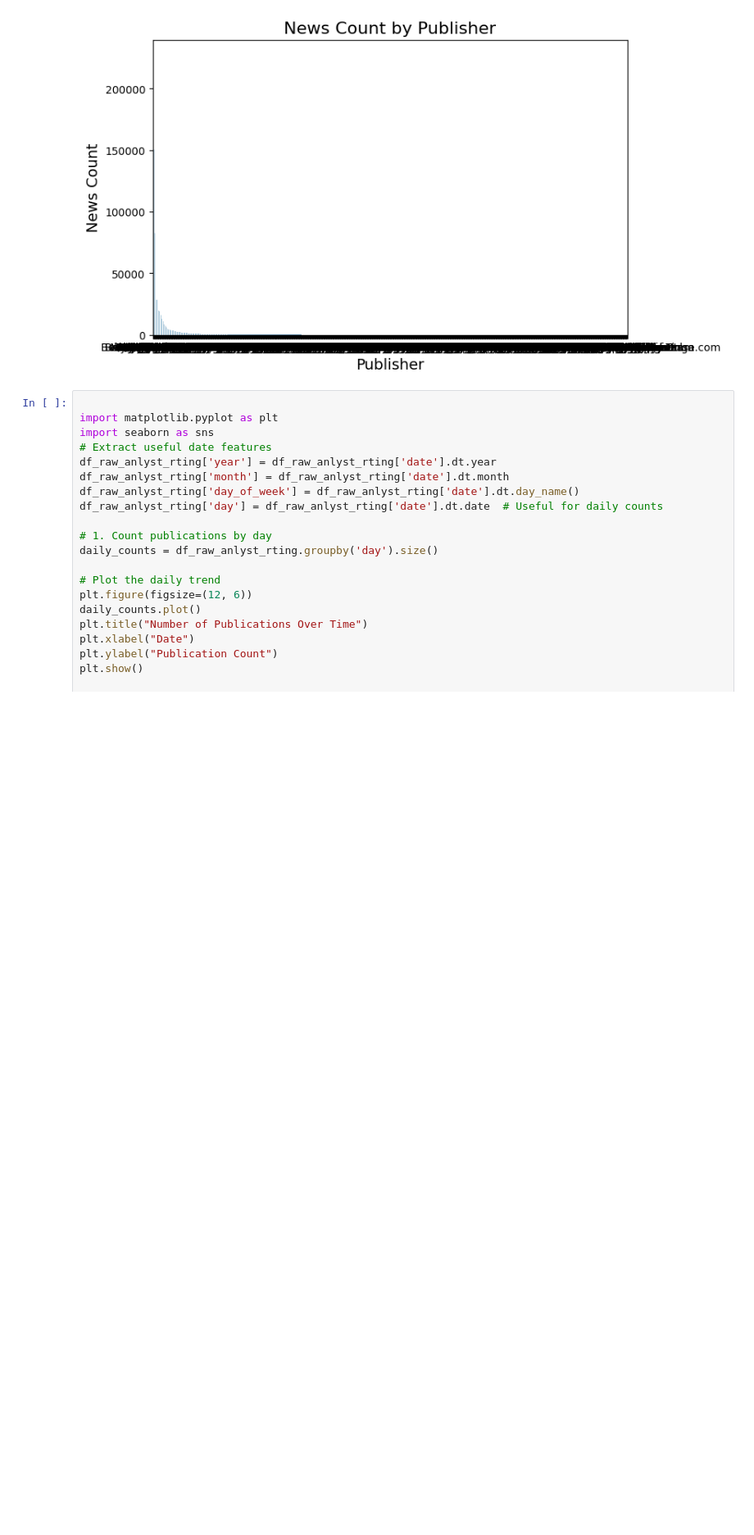
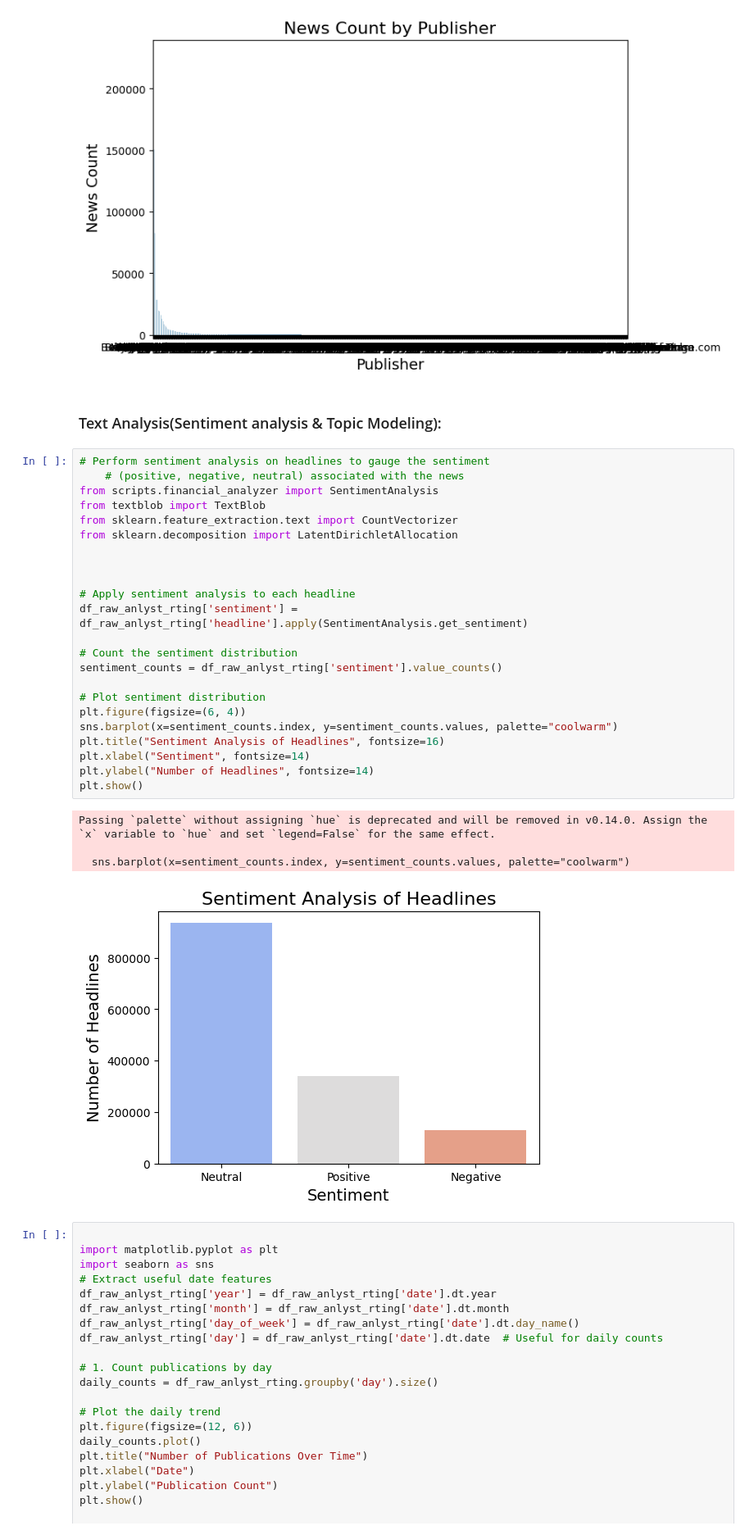
Before and after one commit to mebratuteshale/financial-data-analysis, a Jupyter notebook: notebooks/financial_analysis.ipynb, the cells around one changed output. Shown at 82% size. Drawn from its saved outputs; the diff is of its cells as text; blank space fills up the shorter version.

Commit message:
Sentiment Analysis done on the news reports

```diff
--- a/notebooks/financial_analysis.ipynb
+++ b/notebooks/financial_analysis.ipynb
@@ -183,6 +182,36 @@ Passing `palette` without assigning `hue` is deprecated and will be removed in v
   sns.barplot(x='publisher', y='count', data=news_count, palette='Blues_d',legend=False)
 Text(0, 0.5, 'News Count')
 [figure]
+# %% [markdown]
+### Text Analysis(Sentiment analysis & Topic Modeling):
+# %%
+# Perform sentiment analysis on headlines to gauge the sentiment
+    # (positive, negative, neutral) associated with the news
+from scripts.financial_analyzer import SentimentAnalysis
+from textblob import TextBlob
+from sklearn.feature_extraction.text import CountVectorizer
+from sklearn.decomposition import LatentDirichletAllocation
+
+
+
+# Apply sentiment analysis to each headline
+df_raw_anlyst_rting['sentiment'] = df_raw_anlyst_rting['headline'].apply(SentimentAnalysis.get_sentiment)
+
+# Count the sentiment distribution
+sentiment_counts = df_raw_anlyst_rting['sentiment'].value_counts()
+
+# Plot sentiment distribution
+plt.figure(figsize=(6, 4))
+sns.barplot(x=sentiment_counts.index, y=sentiment_counts.values, palette="coolwarm")
+plt.title("Sentiment Analysis of Headlines", fontsize=16)
+plt.xlabel("Sentiment", fontsize=14)
+plt.ylabel("Number of Headlines", fontsize=14)
+plt.show()
+# %% [output]
+Passing `palette` without assigning `hue` is deprecated and will be removed in v0.14.0. Assign the `x` variable to `hue` and set `legend=False` for the same effect.
+
+  sns.barplot(x=sentiment_counts.index, y=sentiment_counts.values, palette="coolwarm")
+[figure, added]
 # %%
 
 import matplotlib.pyplot as plt
```
Also changed, not shown: parts of 1 cell of this notebook, 1 other file.
